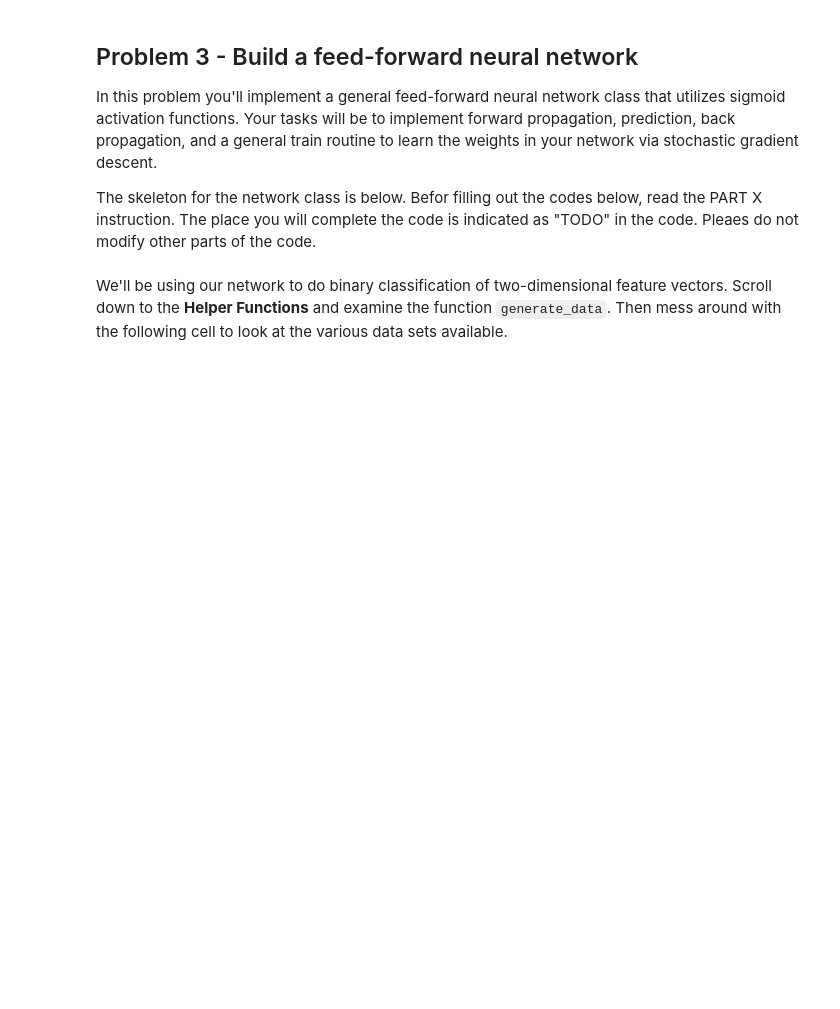
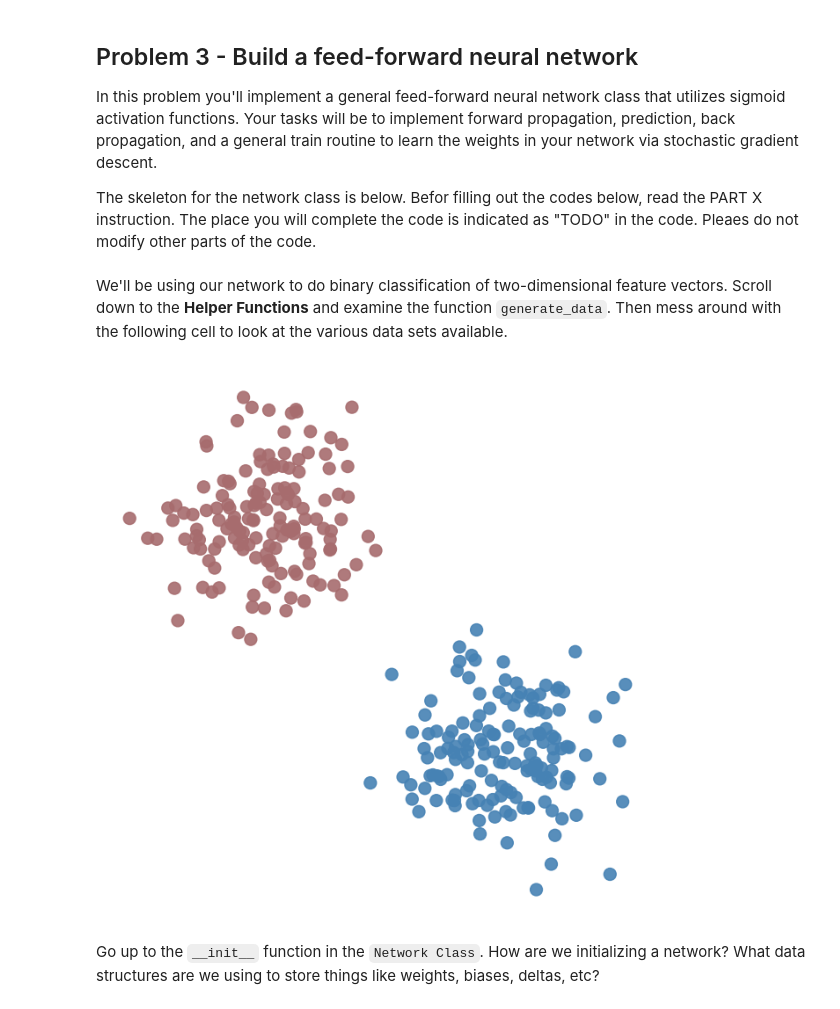
Before and after one commit to yasuomaidana/introduction-to-machine-learning, a Jupyter notebook: Deep Learning/Neural Networks/NeuralNetworks.ipynb, the cells around one changed output. Cells and saved outputs as stored; diff of their text form; code cells hidden in the pictures; blank space fills up the shorter version.

```diff
--- a/Deep Learning/Neural Networks/NeuralNetworks.ipynb
+++ b/Deep Learning/Neural Networks/NeuralNetworks.ipynb
@@ -261,11 +264,14 @@ class Network:
             x = x.reshape(-1, 1)
         # TODO: step 1. Initialize activation on initial layer to x
         # your code here
-
+        self.a[0] = x
 
         ## TODO: step 2-4. Loop over layers and compute activities and activations
         ## Use Sigmoid activation function defined above
         # your code here
+        for l in range(self.L-1):
+            self.z[l+1] = self.W[l]@self.a[l] + self.b[l]
+            self.a[l+1] = self.g(self.z[l+1])
 
 
     def back_prop(self, x, y):
@@ -314,7 +320,7 @@ class Network:
 
             # loop over training examples (step 2.)
             for ind in shuffled_inds:
-
+                pass
                 # TODO: step 3. back prop to get derivatives
                 # your code here
 
@@ -472,3 +478,14 @@ HTML("""
 """)
 # %% [markdown]
 We'll be using our network to do binary classification of two-dimensional feature vectors.  Scroll down to the **Helper Functions** and examine the function ``generate_data``. Then mess around with the following cell to look at the various data sets available.
+# %%
+# play with this cell to look at the various data sets available
+# your code here
+
+nn = Network([2,3,2])
+X_train, y_train = generate_data(300, "blobs")
+nn.pretty_pictures(X_train, y_train, decision_boundary=False)
+# %% [output]
+[figure, added]
+# %% [markdown]
+ Go up to the ``__init__`` function in the ``Network Class``.  How are we initializing a network?  What data structures are we using to store things like weights, biases, deltas, etc?
```
Also changed, not shown: parts of 7 cells of this notebook.
